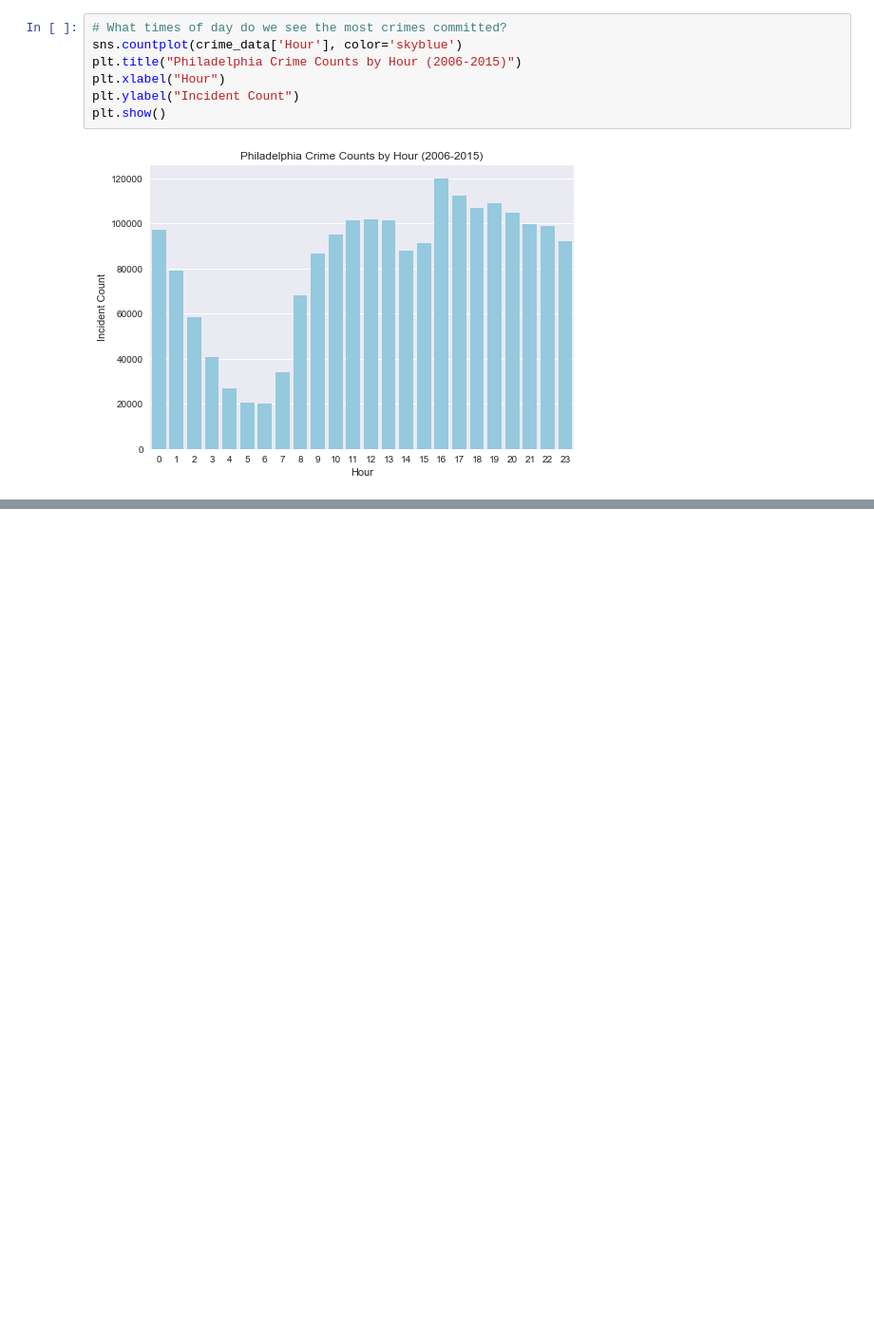
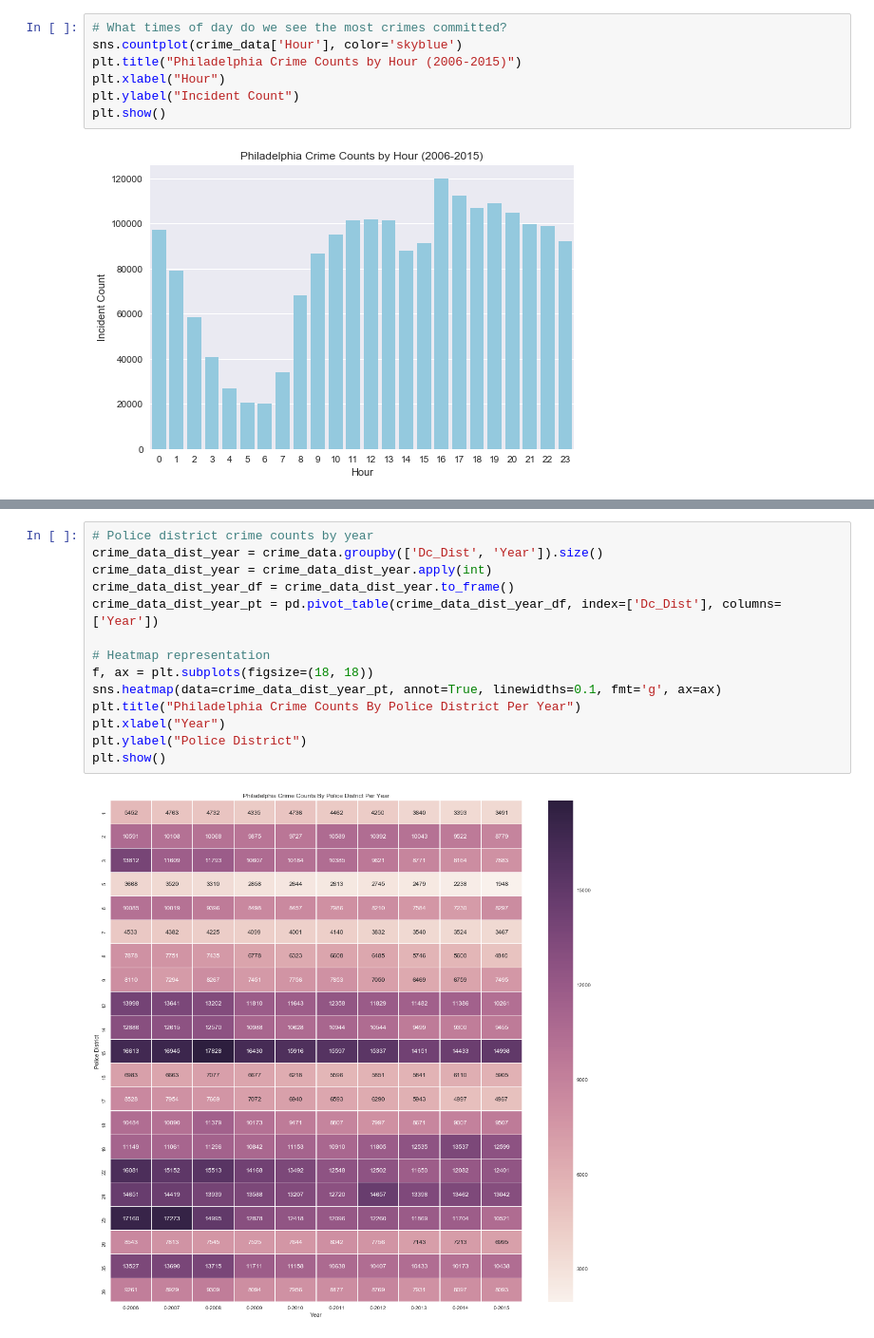
Before and after one commit to William-McKee/philadelphia_crime_data, a Jupyter notebook: Philadelphia_Crime_Data.ipynb, the cells around one changed output, grey strips where cells are left out. Shown at 95% size. Saved outputs shown, nothing was run; the diff lists cells and outputs as text; blank space fills up the shorter version.

```diff
--- a/Philadelphia_Crime_Data.ipynb
+++ b/Philadelphia_Crime_Data.ipynb
@@ -501,0 +533,16 @@ plt.show()
+# %%
+# Police district crime counts by year
+crime_data_dist_year = crime_data.groupby(['Dc_Dist', 'Year']).size()
+crime_data_dist_year = crime_data_dist_year.apply(int)
+crime_data_dist_year_df = crime_data_dist_year.to_frame()
+crime_data_dist_year_pt = pd.pivot_table(crime_data_dist_year_df, index=['Dc_Dist'], columns=['Year'])
+
+# Heatmap representation
+f, ax = plt.subplots(figsize=(18, 18))
+sns.heatmap(data=crime_data_dist_year_pt, annot=True, linewidths=0.1, fmt='g', ax=ax)
+plt.title("Philadelphia Crime Counts By Police District Per Year")
+plt.xlabel("Year")
+plt.ylabel("Police District")
+plt.show()
+# %% [output]
+[figure, added]
```
Also changed, not shown: parts of 7 cells of this notebook.
